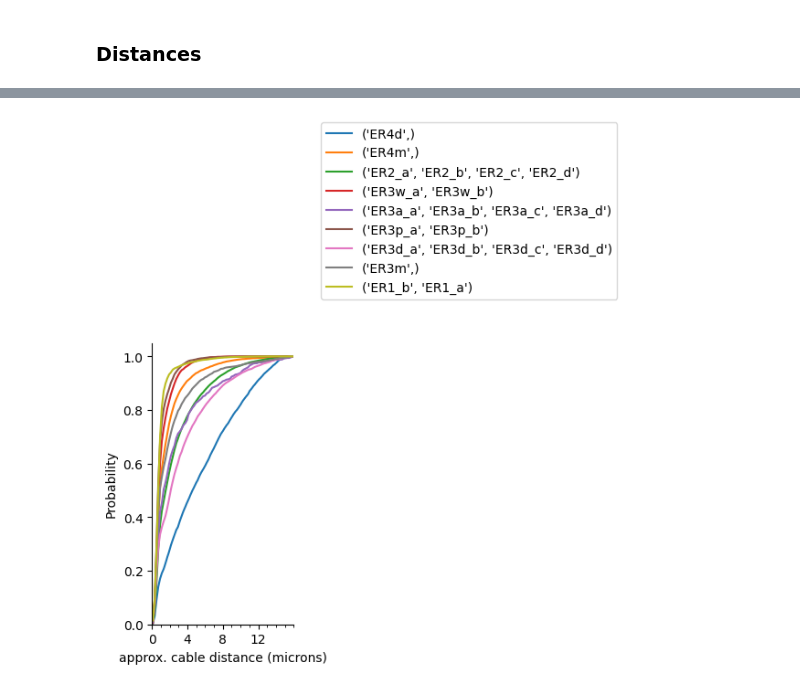
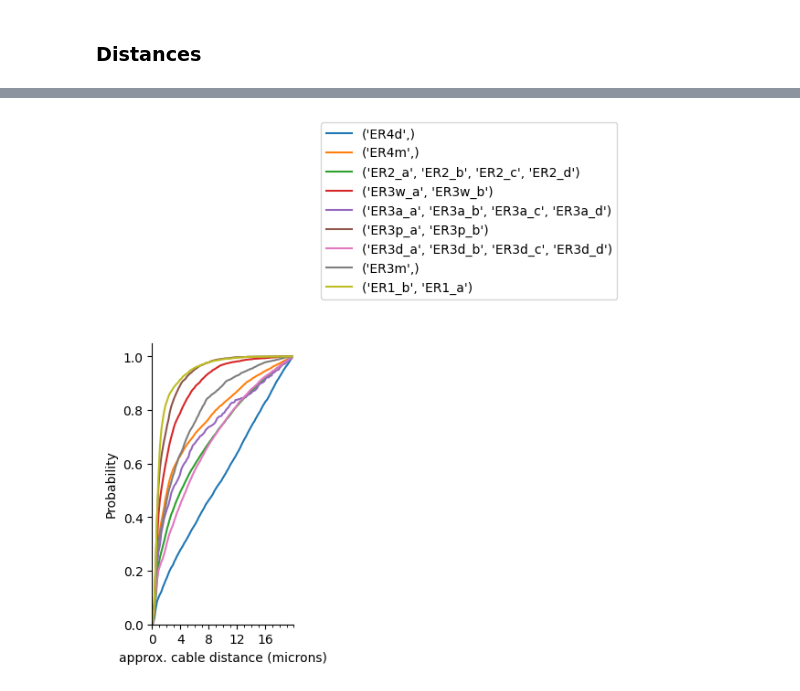
Before and after one commit to yfisher-lab/plitt_turnerevans_oa_instructs_hd_plasticity, a Jupyter notebook: figures/connectomics/epg_instance_synapse_distance.ipynb, the cells around one changed output, grey strips where cells are left out. Cells and saved outputs as stored; diff of their text form; code cells hidden in the pictures.

```diff
--- a/figures/connectomics/epg_instance_synapse_distance.ipynb
+++ b/figures/connectomics/epg_instance_synapse_distance.ipynb
@@ -130,5 +117,10 @@ ER4m    14903                     1.00
 # %%
+import numpy as np
+
+bins = np.linspace(0,20,100)
+xlims = [0,20]
 for i, group in enumerate(sd.ER_GROUPS):
-    fig, ax = plotting.plot_family_distance_histogram(distance_df, group, source='epg_instance', color=plt.cm.Greys(.8))
-    fig.savefig(figfolder / f'group{i}_epg_instance_dist.pdf')
+
+    fig, ax = plotting.plot_family_distance_histogram(distance_df, group, bins=bins, xlims=xlims, source='epg_column', color=plt.cm.Greys(.8))
+    fig.savefig(figfolder / f'group{i}_epg_column_dist.pdf')
 # %% [output]
@@ -144,5 +136,5 @@ for i, group in enumerate(sd.ER_GROUPS):
 # %%
-fig, axs = plotting.plot_cumulative_distances(distance_df, sd.ER_GROUPS, sources=('epg_instance',), figsize=(2, 4))
-fig.savefig(figfolder / 'all_epg_instance_dist_cumulative.pdf', bbox_inches='tight')
+fig, axs = plotting.plot_cumulative_distances(distance_df, sd.ER_GROUPS, bins=bins, xlims=[0,20], sources=('epg_column',), figsize=(2, 4))
+fig.savefig(figfolder / 'all_epg_column_dist_cumulative.pdf', bbox_inches='tight')
 # %% [output]
-[figure, old version]
+[figure, new version]
```
Also changed, not shown: parts of 8 cells of this notebook, 10 other files.
